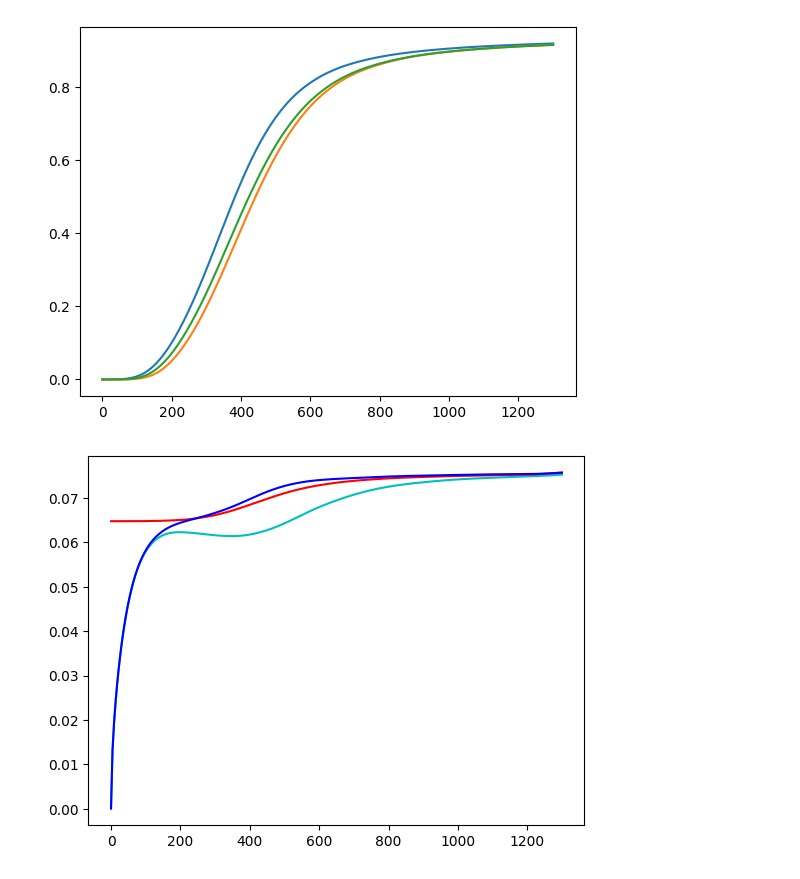
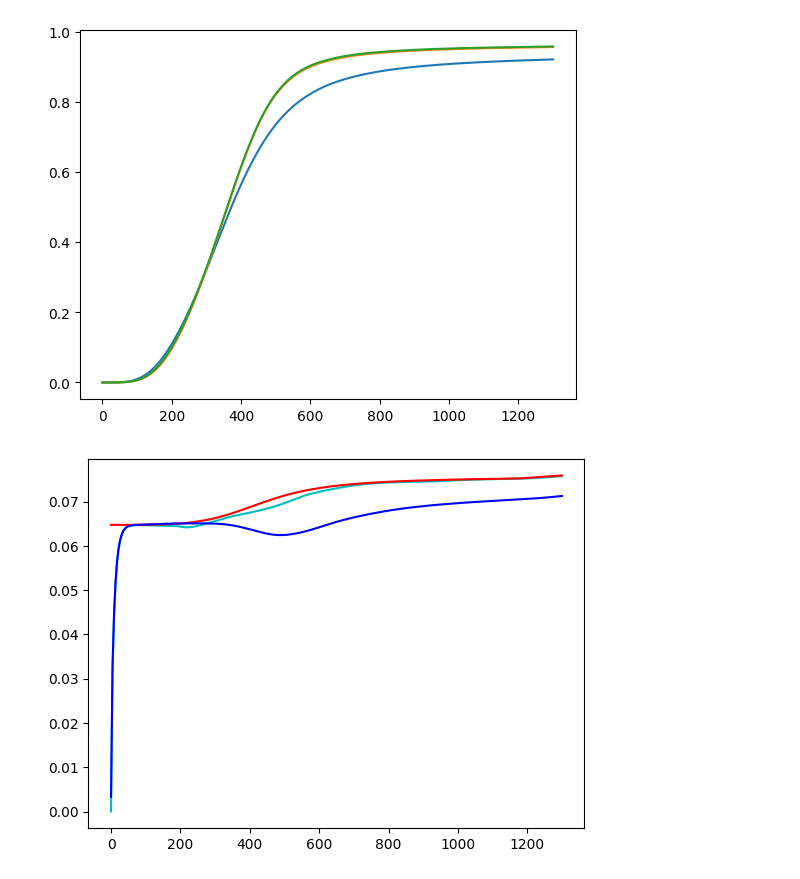
Before and after one commit to Borrdom/diffusionpy, a Jupyter notebook: examples_notebooks/03a_ASD_crystallization.ipynb, the cells around one changed output. Cells and saved outputs as stored; diff of their text form; code cells hidden in the pictures.

```diff
--- a/examples_notebooks/03a_ASD_crystallization.ipynb
+++ b/examples_notebooks/03a_ASD_crystallization.ipynb
@@ -38,9 +38,9 @@ data=np.asarray([[0.,	0.27288],
        [1.     , 0.03033]])
 ww=data[:,1] #np.asarray([0.27087,0.22302, 0.13792, 0.09208, 0.06118])
 dl=data[:,0] #np.asarray([0,0.1 , 0.3 , 0.5 , 0.68])
-DAPI=np.asarray([6.6E-17])
-sigma=np.asarray([1.98E-02])
-kt=np.asarray([5.1E-12])
+DAPI=np.asarray([6.59010330e-17])
+sigma=np.asarray([1.97730286e-02])
+kt=np.asarray([5.0778700e-12])
 g=np.asarray([3.2])
 Mi=np.asarray([18.015,65000.,230.26])
 rho0i=np.asarray([997.,1180.,1320.])
@@ -48,7 +48,7 @@ rho0i=np.asarray([997.,1180.,1320.])
 wv_fun=interp1d(dl,ww,bounds_error=False,fill_value=(np.max(ww),np.min(ww)))
 # %%
 nc=3
-wv0=0.0001
+wv0=0.00001
 dl0=0.68
 wi0=np.asarray([wv0,(1-wv0)*(1-dl0),(1-wv0)*dl0])
 wv8=wv_fun(dl0)
@@ -113,7 +113,8 @@ tmin=t/60
 # plt.plot(t/60,witB[1,:])
 # plt.plot(t/60,witB[2,:])
 Dvec=np.asarray([5E-13,5E-13,5E-13])
-Dvec=np.asarray([1E-13,1E-13,1E-13])
+# Dvec=np.asarray([1.5E-13,1.5E-13,1.5E-13])
+# Dvec=np.asarray([2E-13,2E-13,2E-13])
 L=2.5E-5
 dlnai_dlnwi_fun=lambda wi: Gammaij(T,wi,par)
 fig,ax=plt.subplots()
@@ -122,24 +123,29 @@ ax.plot(t/60,alphaB)
 
 # wt=Diffusion_MS(t,L,Dvec,wi0,wi8,Mi,mobile,witB=np.ascontiguousarray(witB.T))
 wt,wtz,zvec,Lt=Diffusion_MS(t,L,Dvec,wi0,wi8,Mi,mobile,full_output=True,witB=np.ascontiguousarray(witB.T))
+# wt,wtz,zvec,Lt=Diffusion_MS_iter(t,L,Dvec,wi0,wi8,Mi,mobile,full_output=True,witB=np.ascontiguousarray(witB.T),dlnai_dlnwi_fun=dlnai_dlnwi_fun)
 XwL=wt[:,0]/(1-wt[:,0])
 Xw=XwL*(1-alphaB*dl0)
 ww=Xw/(1+Xw)
+pd.DataFrame((tmin,ww)).T.to_clipboard(excel=True, sep=None, index=False, header=None)
 ax1.plot(t/60,ww,'c-',label="Non-ideal and wiB(t)")
 # wtz=np.asarray([witB for i in range(21)]).T
 # wt,wtz,zvec,Lt=Diffusion_MS(t,L,Dvec,wi0,wi8,Mi,mobile,full_output=True,dlnai_dlnwi_fun=dlnai_dlnwi_fun)
-for i in range(5):
-        wtz=np.asarray([witB for i in range(21)]).T
+for i in range(3):
+        # wtz=np.asarray([witB for i in range(21)]).T
         lngi_tz=np.asarray([[lngi_fun(np.ascontiguousarray(col)) for col in row.T] for row in wtz])
-        wt,wtz,zvec,Lt,alphatz,r=Diffusion_MS(t,L,Dvec,wi0,wi8,Mi,mobile,witB=np.ascontiguousarray(witB.T),deltaHSL=deltaHSL,TSL=TSL,cpSL=cpSL,crystallize=crystallize,sigma=sigma,temp=temp,DAPI=DAPI,kt=kt,g=g,full_output=True,lngi_tz=lngi_tz,nz=20)
+        wt,wtz,zvec,Lt,alphatz,r=Diffusion_MS(t,L,Dvec,wi0,wi8,Mi,mobile,witB=np.ascontiguousarray(witB.T),deltaHSL=deltaHSL,TSL=TSL,cpSL=cpSL,crystallize=crystallize,sigma=sigma,temp=temp,DAPI=DAPI,kt=kt,g=g,full_output=True,lngi_tz=lngi_tz,nz=20,dlnai_dlnwi_fun=dlnai_dlnwi_fun)
+        # wt,wtz,zvec,Lt,alphatz,r=Diffusion_MS_iter(t,L,Dvec,wi0,wi8,Mi,mobile,witB=np.ascontiguousarray(witB.T),deltaHSL=deltaHSL,TSL=TSL,cpSL=cpSL,crystallize=crystallize,sigma=sigma,temp=temp,DAPI=DAPI,kt=kt,g=g,full_output=True,lngi_tz=lngi_tz,nz=20,dlnai_dlnwi_fun=dlnai_dlnwi_fun)
         alpha=np.average(alphatz,axis=0)
 ax.plot(t/60,alpha)
 ax.plot(t/60,alphatz[-1,:])
 
 # wt=Diffusion_MS_iter(t,L,Dvec,wi0,wi8,Mi,mobile,witB=np.ascontiguousarray(witB.T),dlnai_dlnwi_fun=dlnai_dlnwi_fun)
-XwL=wt[:,0]/(1-wt[:,0])
-Xw=XwL*(1-alpha*dl0)
+XwL=wtz[:,0,:]/(1-wtz[:,0,:])
+Xw=XwL*(1-alphatz.T*dl0)
+Xw=np.average(Xw,axis=1)
 ww=Xw/(1+Xw)
+
 XwBL=witB[0,:]/(1-witB[0,:])
 XwB=XwBL*(1-alphaB*dl0)
 wiB=XwB/(1+XwB)
@@ -149,8 +155,10 @@ ax1.plot(t/60,ww,'b-',label="Non-ideal and wiB(t)")
 plt.show()
 # plt.legend("")
 # plt.show()
-import pandas as pd
+
 pd.DataFrame((tmin,ww)).T.to_clipboard(excel=True, sep=None, index=False, header=None)
+
+pd.DataFrame((tmin,wiB)).T.to_clipboard(excel=True, sep=None, index=False, header=None)
 # %% [output]
 ------------- Initialization and postprocessing ----------------
 ------------- Start diffusion modeling ----------------
@@ -172,2 +179,2 @@ pd.DataFrame((tmin,ww)).T.to_clipboard(excel=True, sep=None, index=False, header
-[figure, old version]
+[figure, new version]
-[figure, old version]
+[figure, new version]
```
Also changed, not shown: parts of 2 cells of this notebook, 51 other files.
